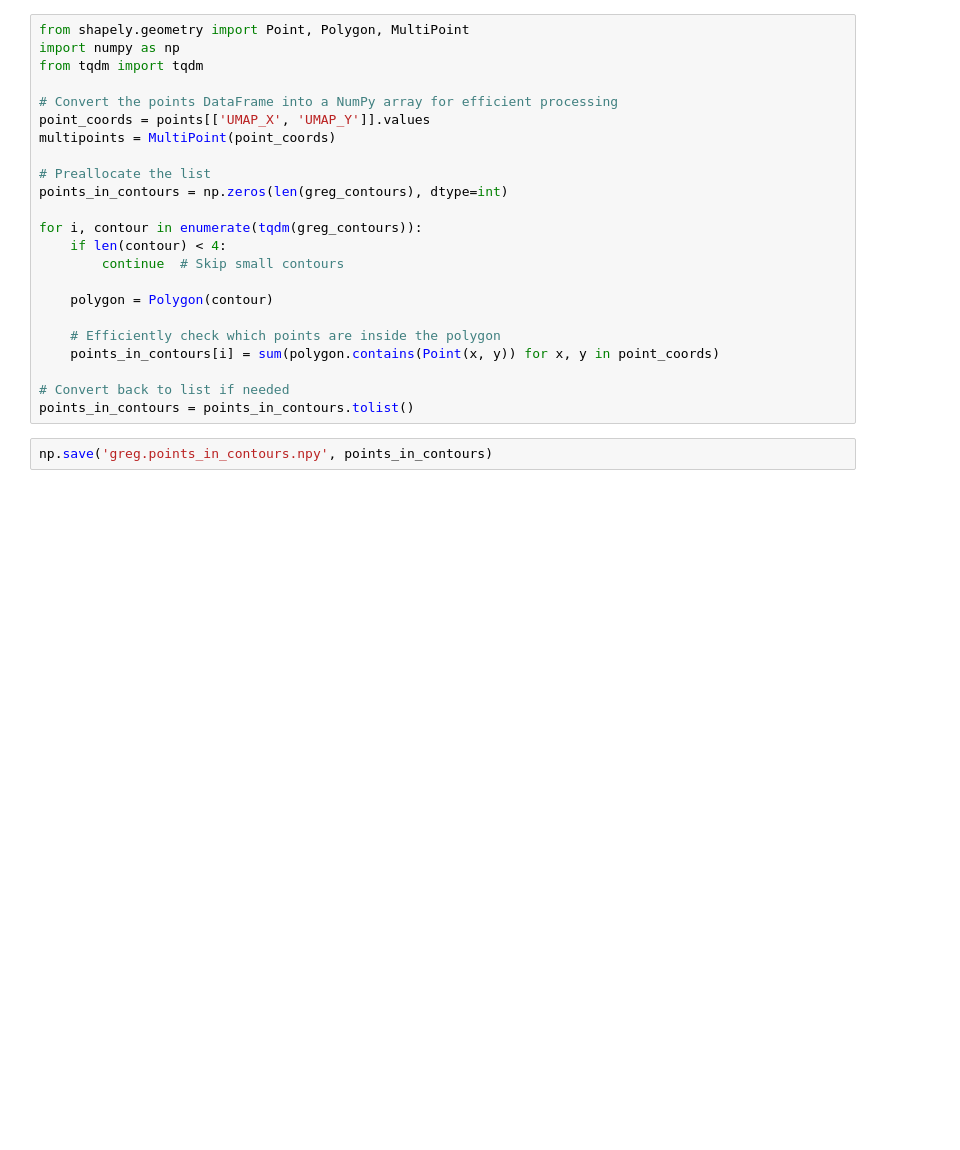
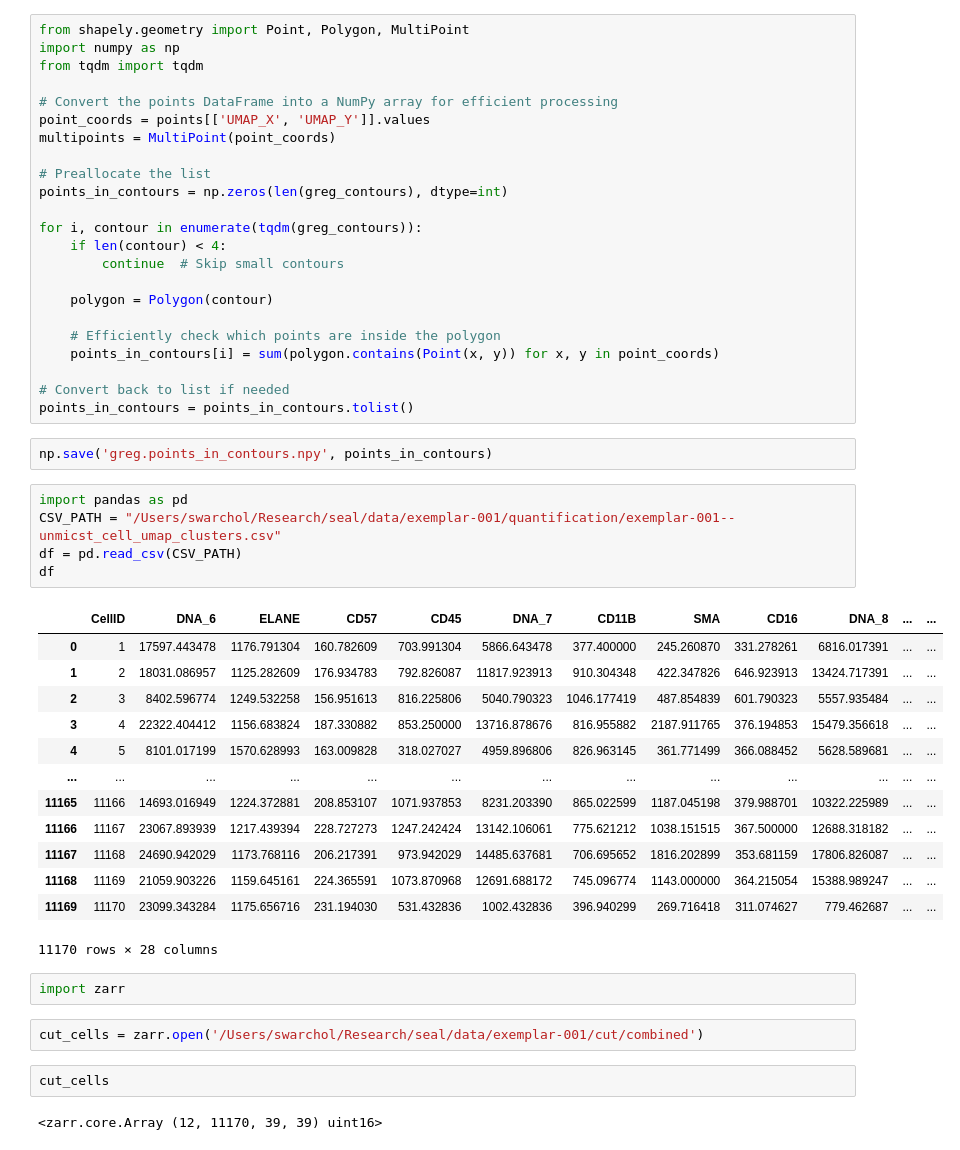
Before and after one commit to simonwarchol/seal, a Jupyter notebook: notebooks/3-4.ipynb, the cells around one changed output. Saved outputs shown, nothing was run; the diff lists cells and outputs as text; blank space fills up the shorter version.

```diff
--- a/notebooks/3-4.ipynb
+++ b/notebooks/3-4.ipynb
@@ -63,3 +63,30 @@ for i, contour in enumerate(tqdm(greg_contours)):
 points_in_contours = points_in_contours.tolist()
 # %%
 np.save('greg.points_in_contours.npy', points_in_contours)
+# %%
+import pandas as pd
+CSV_PATH = "/Users/swarchol/Research/seal/data/exemplar-001/quantification/exemplar-001--unmicst_cell_umap_clusters.csv"
+df = pd.read_csv(CSV_PATH)
+df
+# %% [output]
+|  | CellID | DNA_6 | ELANE | CD57 | CD45 | DNA_7 | CD11B | SMA | CD16 | DNA_8 | ... | ... |
+| 0 | 1 | 17597.443478 | 1176.791304 | 160.782609 | 703.991304 | 5866.643478 | 377.400000 | 245.260870 | 331.278261 | 6816.017391 | ... | ... |
+| 1 | 2 | 18031.086957 | 1125.282609 | 176.934783 | 792.826087 | 11817.923913 | 910.304348 | 422.347826 | 646.923913 | 13424.717391 | ... | ... |
+| 2 | 3 | 8402.596774 | 1249.532258 | 156.951613 | 816.225806 | 5040.790323 | 1046.177419 | 487.854839 | 601.790323 | 5557.935484 | ... | ... |
+| 3 | 4 | 22322.404412 | 1156.683824 | 187.330882 | 853.250000 | 13716.878676 | 816.955882 | 2187.911765 | 376.194853 | 15479.356618 | ... | ... |
+| 4 | 5 | 8101.017199 | 1570.628993 | 163.009828 | 318.027027 | 4959.896806 | 826.963145 | 361.771499 | 366.088452 | 5628.589681 | ... | ... |
+| ... | ... | ... | ... | ... | ... | ... | ... | ... | ... | ... | ... | ... |
+| 11165 | 11166 | 14693.016949 | 1224.372881 | 208.853107 | 1071.937853 | 8231.203390 | 865.022599 | 1187.045198 | 379.988701 | 10322.225989 | ... | ... |
+| 11166 | 11167 | 23067.893939 | 1217.439394 | 228.727273 | 1247.242424 | 13142.106061 | 775.621212 | 1038.151515 | 367.500000 | 12688.318182 | ... | ... |
+| 11167 | 11168 | 24690.942029 | 1173.768116 | 206.217391 | 973.942029 | 14485.637681 | 706.695652 | 1816.202899 | 353.681159 | 17806.826087 | ... | ... |
+| 11168 | 11169 | 21059.903226 | 1159.645161 | 224.365591 | 1073.870968 | 12691.688172 | 745.096774 | 1143.000000 | 364.215054 | 15388.989247 | ... | ... |
+| 11169 | 11170 | 23099.343284 | 1175.656716 | 231.194030 | 531.432836 | 1002.432836 | 396.940299 | 269.716418 | 311.074627 | 779.462687 | ... | ... |
+11170 rows × 28 columns
+# %%
+import zarr
+# %%
+cut_cells = zarr.open('/Users/swarchol/Research/seal/data/exemplar-001/cut/combined')
+# %%
+cut_cells
+# %% [output]
+<zarr.core.Array (12, 11170, 39, 39) uint16>
```
Also changed, not shown: 9 other files.
